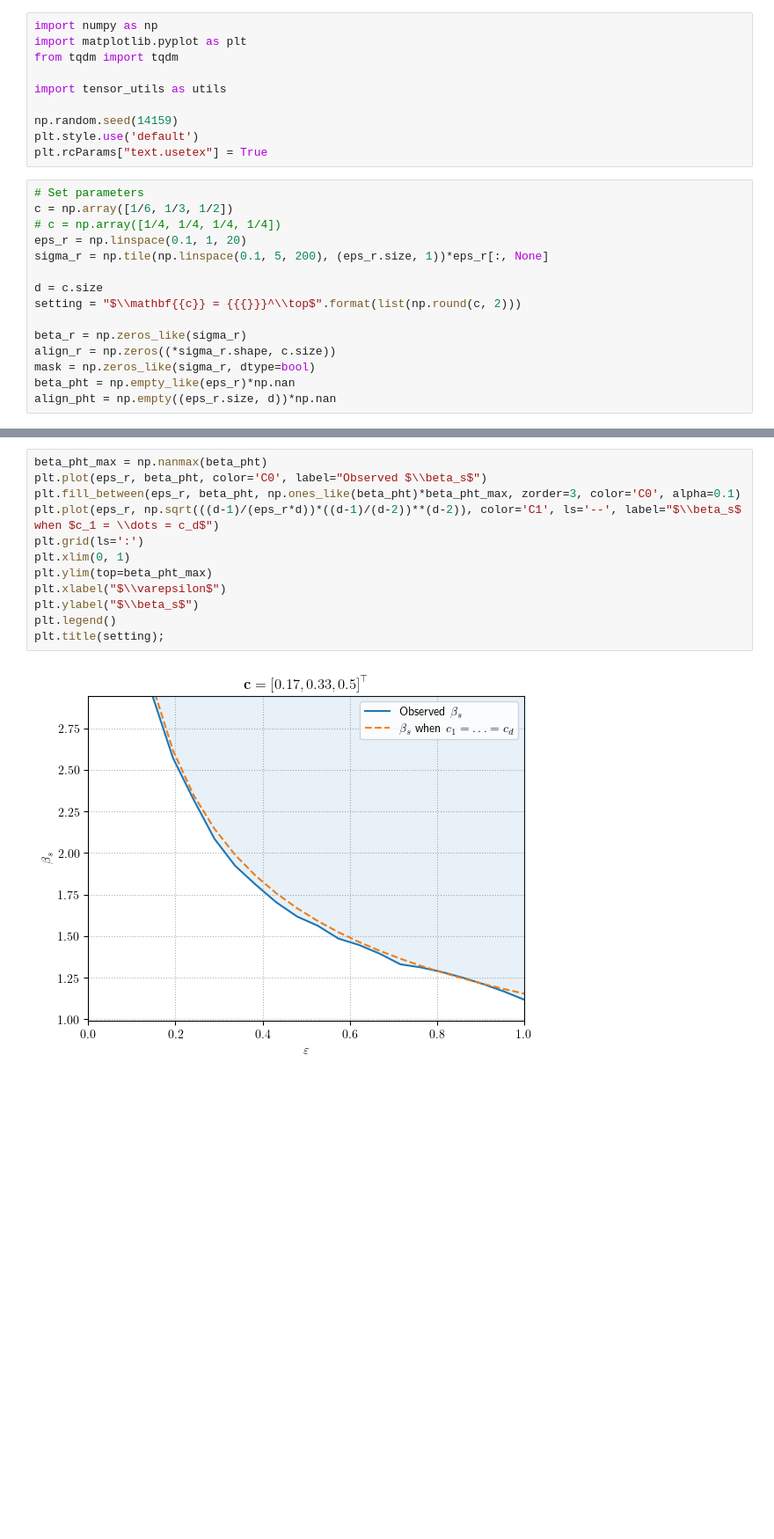
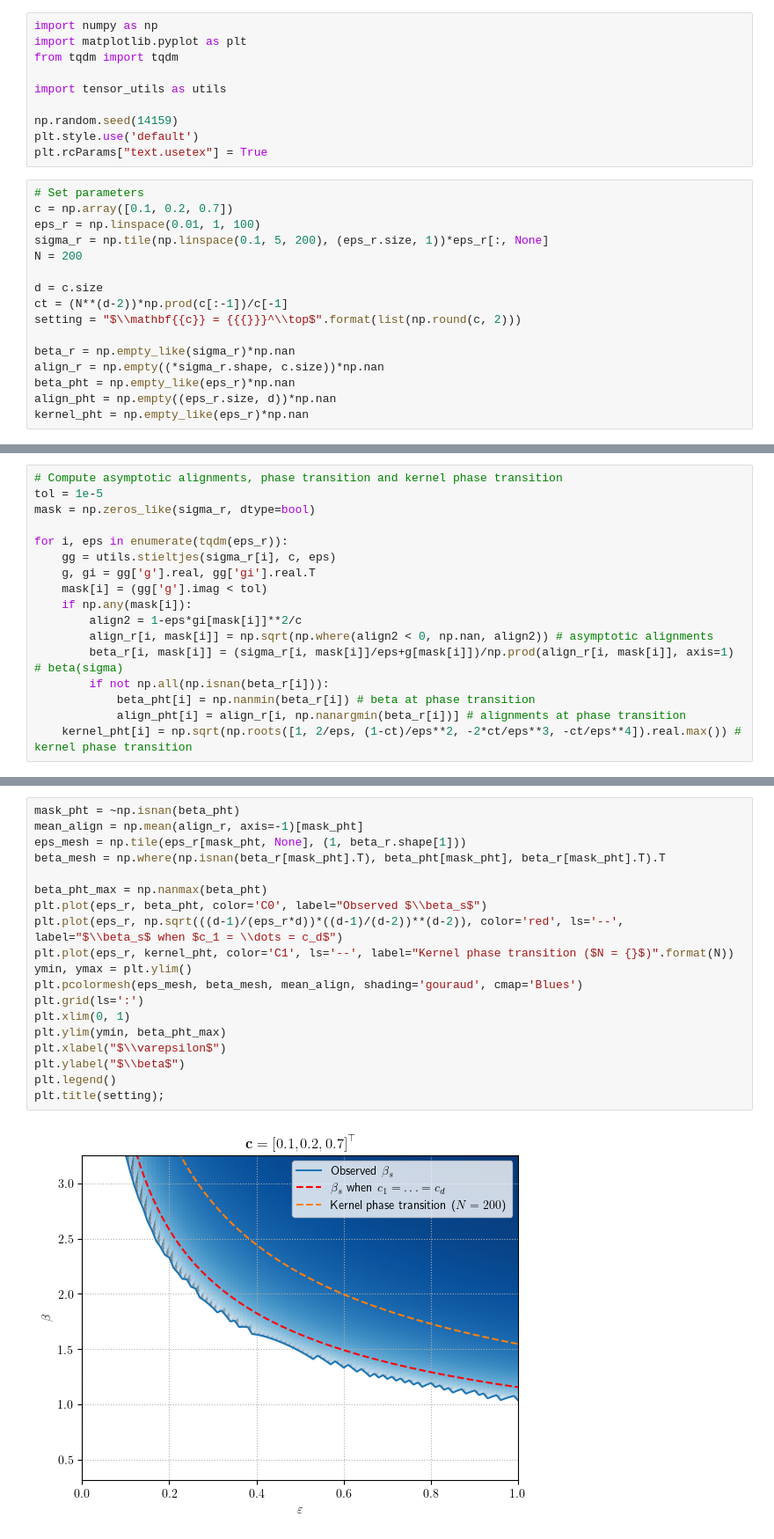
Before and after one commit to HugoLebeau/tensor_rank1approx, a Jupyter notebook: phase_transition.ipynb, the cells around one changed output, grey strips where cells are left out. Shown: that part at 88% size. Drawn from its saved outputs; the diff is of its cells as text; blank space fills up the shorter version.

```diff
--- a/phase_transition.ipynb
+++ b/phase_transition.ipynb
@@ -10,16 +10,17 @@ plt.style.use('default')
 plt.rcParams["text.usetex"] = True
 # %%
 # Set parameters
-c = np.array([1/6, 1/3, 1/2])
-# c = np.array([1/4, 1/4, 1/4, 1/4])
-eps_r = np.linspace(0.1, 1, 20)
+c = np.array([0.1, 0.2, 0.7])
+eps_r = np.linspace(0.01, 1, 100)
 sigma_r = np.tile(np.linspace(0.1, 5, 200), (eps_r.size, 1))*eps_r[:, None]
+N = 200
 
 d = c.size
+ct = (N**(d-2))*np.prod(c[:-1])/c[-1]
 setting = "$\\mathbf{{c}} = {{{}}}^\\top$".format(list(np.round(c, 2)))
 
-beta_r = np.zeros_like(sigma_r)
-align_r = np.zeros((*sigma_r.shape, c.size))
-mask = np.zeros_like(sigma_r, dtype=bool)
+beta_r = np.empty_like(sigma_r)*np.nan
+align_r = np.empty((*sigma_r.shape, c.size))*np.nan
 beta_pht = np.empty_like(eps_r)*np.nan
 align_pht = np.empty((eps_r.size, d))*np.nan
+kernel_pht = np.empty_like(eps_r)*np.nan
@@ -48 +27,18 @@ for i, eps in enumerate(tqdm(eps_r)):
+# %%
+# Compute asymptotic alignments, phase transition and kernel phase transition
+tol = 1e-5
+mask = np.zeros_like(sigma_r, dtype=bool)
+
+for i, eps in enumerate(tqdm(eps_r)):
+    gg = utils.stieltjes(sigma_r[i], c, eps)
+    g, gi = gg['g'].real, gg['gi'].real.T
+    mask[i] = (gg['g'].imag < tol)
+    if np.any(mask[i]):
+        align2 = 1-eps*gi[mask[i]]**2/c
+        align_r[i, mask[i]] = np.sqrt(np.where(align2 < 0, np.nan, align2)) # asymptotic alignments
+        beta_r[i, mask[i]] = (sigma_r[i, mask[i]]/eps+g[mask[i]])/np.prod(align_r[i, mask[i]], axis=1) # beta(sigma)
+        if not np.all(np.isnan(beta_r[i])):
+            beta_pht[i] = np.nanmin(beta_r[i]) # beta at phase transition
+            align_pht[i] = align_r[i, np.nanargmin(beta_r[i])] # alignments at phase transition
+    kernel_pht[i] = np.sqrt(np.roots([1, 2/eps, (1-ct)/eps**2, -2*ct/eps**3, -ct/eps**4]).real.max()) # kernel phase transition
 # %%
@@ -77,16 +74,23 @@ plt.title(setting_i);
 # %%
+mask_pht = ~np.isnan(beta_pht)
+mean_align = np.mean(align_r, axis=-1)[mask_pht]
+eps_mesh = np.tile(eps_r[mask_pht, None], (1, beta_r.shape[1]))
+beta_mesh = np.where(np.isnan(beta_r[mask_pht].T), beta_pht[mask_pht], beta_r[mask_pht].T).T
+
 beta_pht_max = np.nanmax(beta_pht)
 plt.plot(eps_r, beta_pht, color='C0', label="Observed $\\beta_s$")
-plt.fill_between(eps_r, beta_pht, np.ones_like(beta_pht)*beta_pht_max, zorder=3, color='C0', alpha=0.1)
-plt.plot(eps_r, np.sqrt(((d-1)/(eps_r*d))*((d-1)/(d-2))**(d-2)), color='C1', ls='--', label="$\\beta_s$ when $c_1 = \\dots = c_d$")
+plt.plot(eps_r, np.sqrt(((d-1)/(eps_r*d))*((d-1)/(d-2))**(d-2)), color='red', ls='--', label="$\\beta_s$ when $c_1 = \\dots = c_d$")
+plt.plot(eps_r, kernel_pht, color='C1', ls='--', label="Kernel phase transition ($N = {}$)".format(N))
+ymin, ymax = plt.ylim()
+plt.pcolormesh(eps_mesh, beta_mesh, mean_align, shading='gouraud', cmap='Blues')
 plt.grid(ls=':')
 plt.xlim(0, 1)
-plt.ylim(top=beta_pht_max)
+plt.ylim(ymin, beta_pht_max)
 plt.xlabel("$\\varepsilon$")
-plt.ylabel("$\\beta_s$")
+plt.ylabel("$\\beta$")
 plt.legend()
 plt.title(setting);
 # %% [output]
-[figure, old version]
+[figure, new version]
 # %%
 plt.plot(eps_r, align_pht)
```
Also changed, not shown: parts of 6 cells of this notebook.
